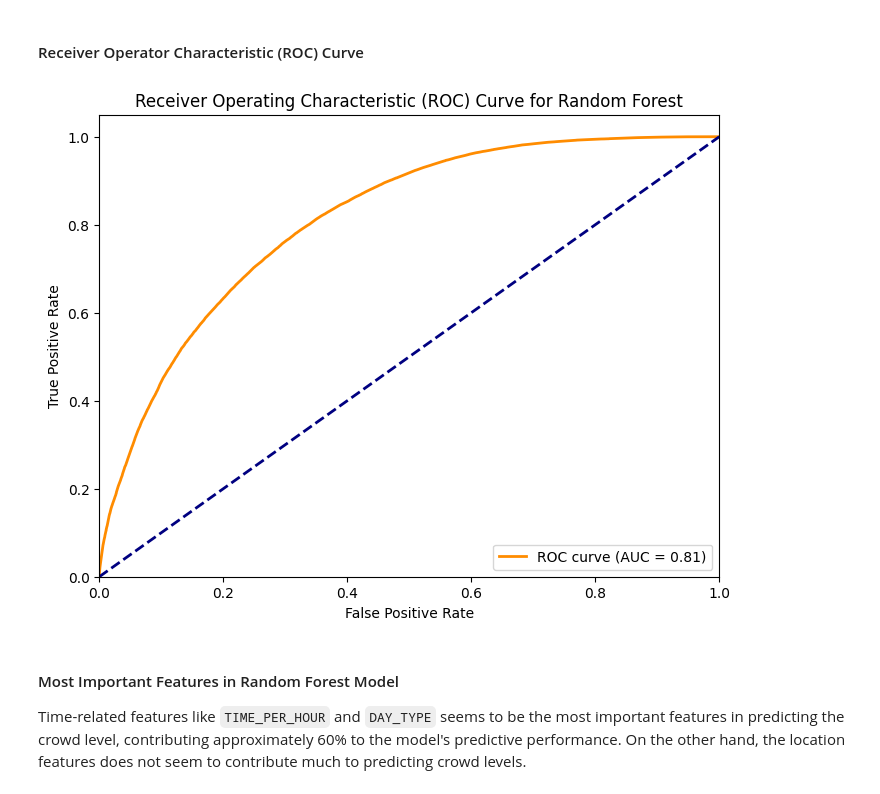
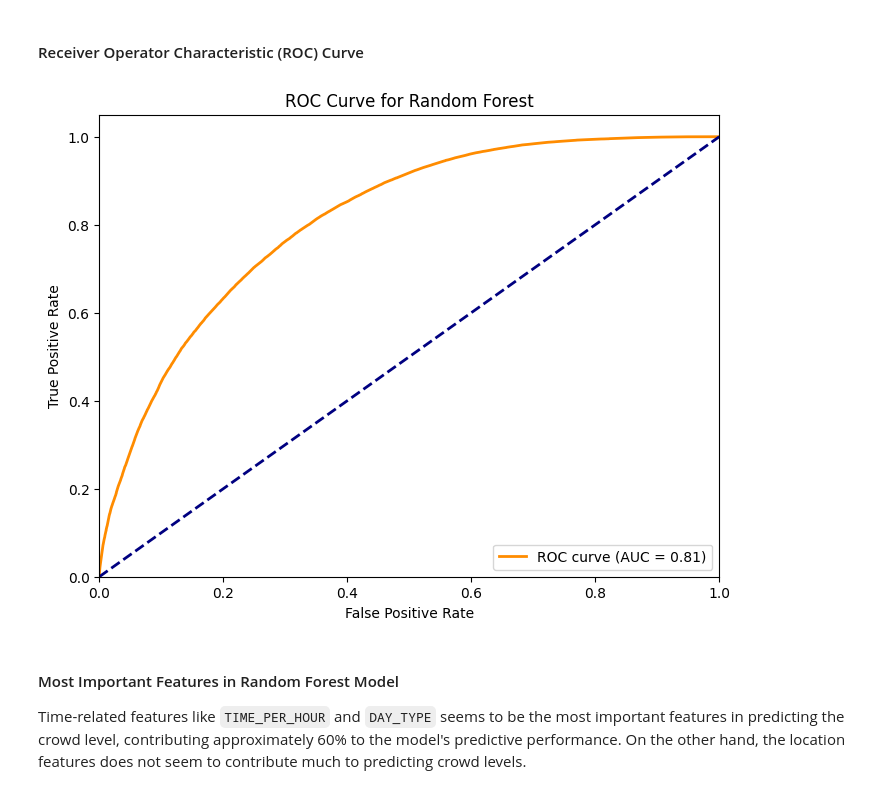
Before and after one commit to carinacwq/Crowd-Prediction-of-Bus-Stops-in-Singapore, a Jupyter notebook: src/CS3244_group_project_v2.ipynb, the cells around one changed output. Drawn from its saved outputs; the diff is of its cells as text; code cells hidden in the pictures.

```diff
--- a/src/CS3244_group_project_v2.ipynb
+++ b/src/CS3244_group_project_v2.ipynb
@@ -574,31 +574,31 @@ Accuracy: 0.7317414435926438
 # %%
 from sklearn.metrics import roc_curve, auc
 import matplotlib.pyplot as plt
 
 # Predict probabilities for the test set
 y_probs = best_rf.predict_proba(X_test)
 # Keep probabilities for the positive class only
 y_probs = y_probs[:, 1]
 
 # Calculate the ROC curve
 fpr, tpr, thresholds = roc_curve(y_test, y_probs)
 
 # Calculate the AUC (Area Under Curve)
 roc_auc = auc(fpr, tpr)
 
 # Plot the ROC curve
 plt.figure(figsize=(8, 6))
 plt.plot(fpr, tpr, color='darkorange', lw=2, label='ROC curve (AUC = %0.2f)' % roc_auc)
 plt.plot([0, 1], [0, 1], color='navy', lw=2, linestyle='--')
 plt.xlim([0.0, 1.0])
 plt.ylim([0.0, 1.05])
 plt.xlabel('False Positive Rate')
 plt.ylabel('True Positive Rate')
-plt.title('Receiver Operating Characteristic (ROC) Curve for Random Forest')
+plt.title('ROC Curve for Random Forest')
 plt.legend(loc='lower right')
 plt.show()
 # %% [output]
-[figure, old version]
+[figure, new version]
 # %% [markdown]
 #### Most Important Features in Random Forest Model
 Time-related features like `TIME_PER_HOUR` and `DAY_TYPE` seems to be the most important features in predicting the crowd level, contributing approximately 60% to the model's predictive performance. On the other hand, the location features does not seem to contribute much to predicting crowd levels.
```
Also changed, not shown: parts of 1 cell of this notebook.
